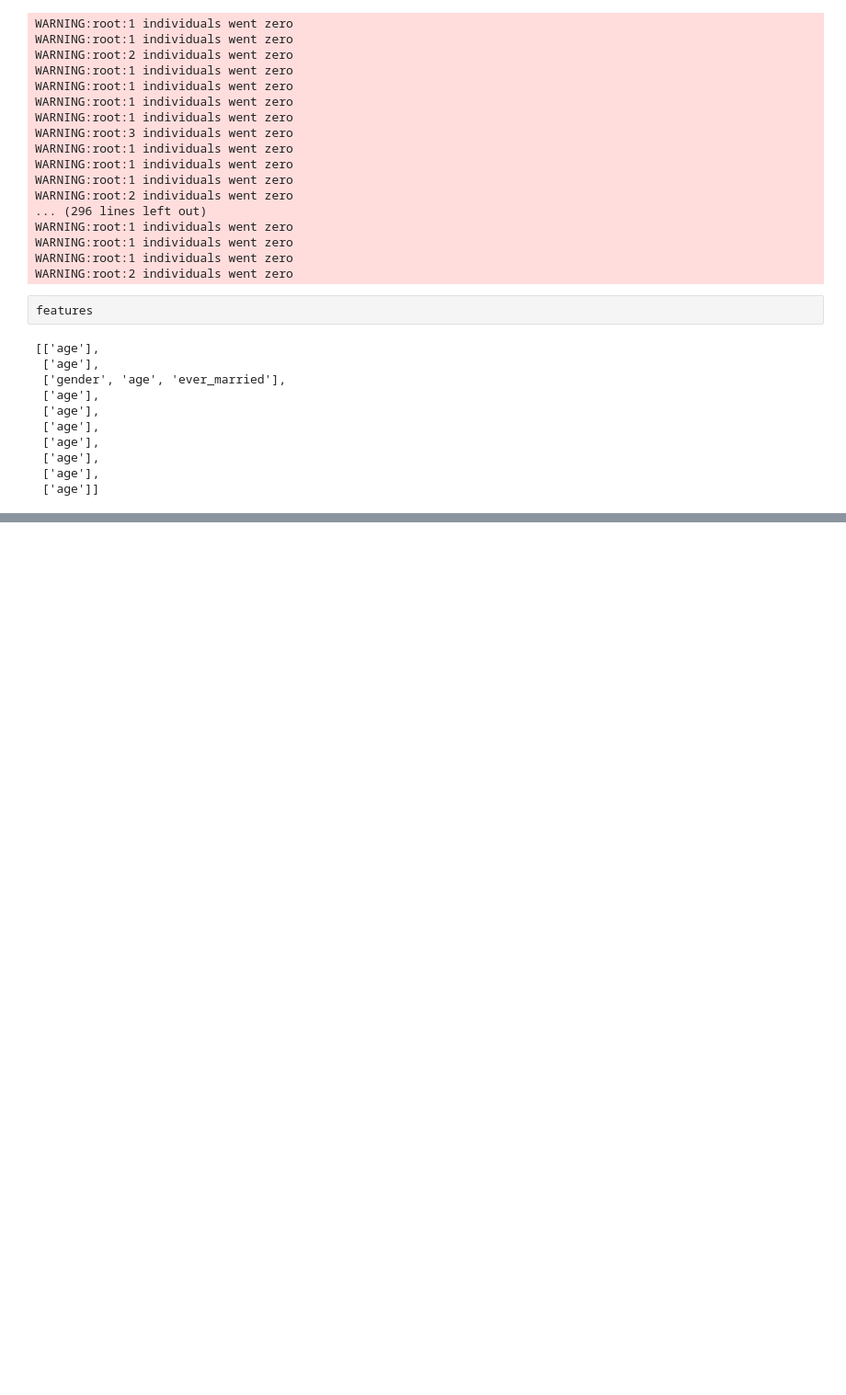
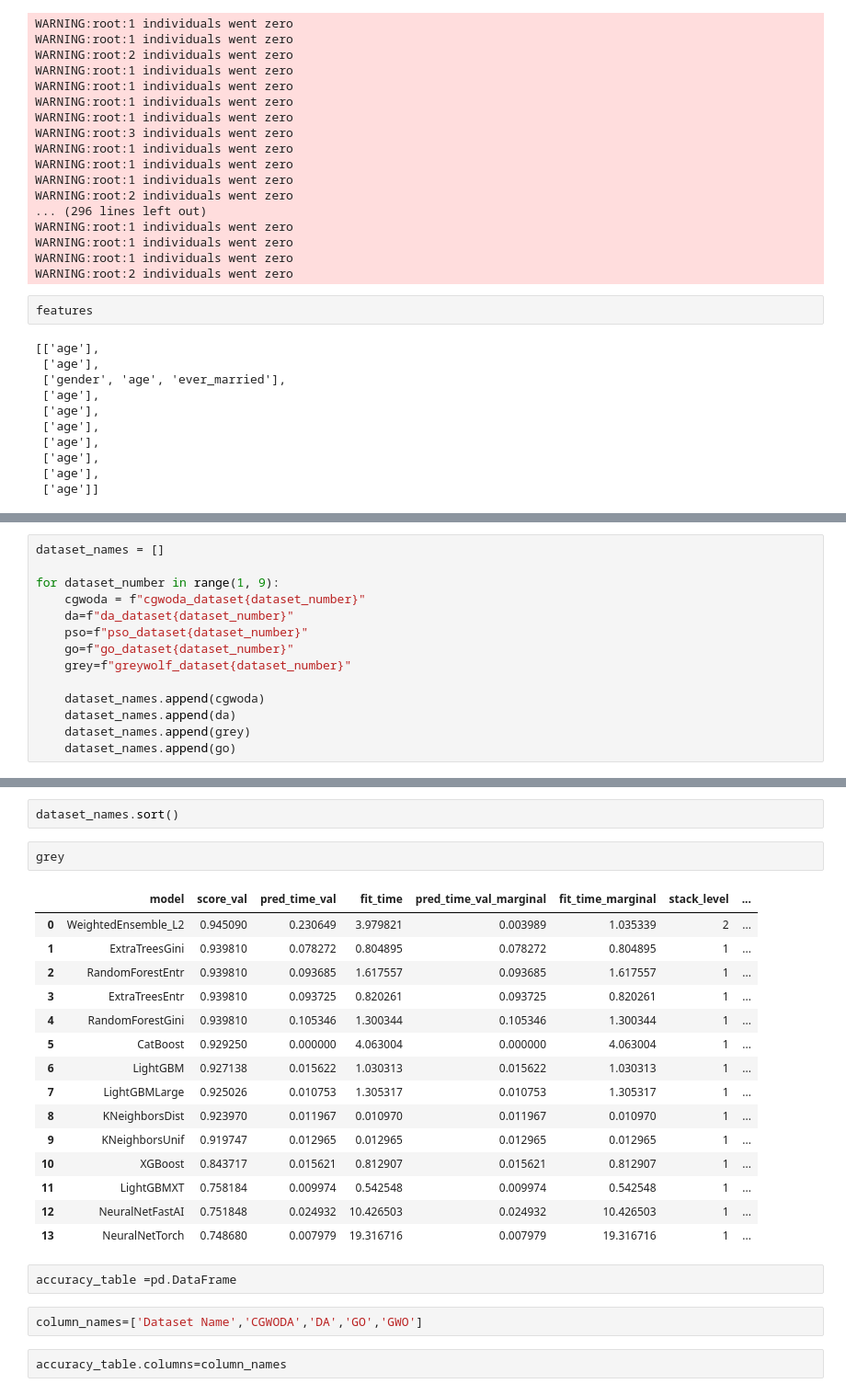
Before and after one commit to WaliBandawu/Chaotic-Greywolf-Dragonfly-Algorithm-for-feature-selection-on-Stroke-datasets, a Jupyter notebook: Final_Work_CDWA.ipynb, the cells around one changed output, grey strips where cells are left out. Shown at 92% size. Drawn from its saved outputs; the diff is of its cells as text; blank space fills up the shorter version.

```diff
--- a/Final_Work_CDWA.ipynb
+++ b/Final_Work_CDWA.ipynb
@@ -2397,0 +5566,14 @@ results, features, dims, scores = run_pso_optimization(num_iterations, X_train,
+# %%
+dataset_names = []
+
+for dataset_number in range(1, 9):
+    cgwoda = f"cgwoda_dataset{dataset_number}"
+    da=f"da_dataset{dataset_number}"
+    pso=f"pso_dataset{dataset_number}"
+    go=f"go_dataset{dataset_number}"
+    grey=f"greywolf_dataset{dataset_number}"
+
+    dataset_names.append(cgwoda)
+    dataset_names.append(da)
+    dataset_names.append(grey)
+    dataset_names.append(go)
@@ -2397,0 +5600,26 @@ results, features, dims, scores = run_pso_optimization(num_iterations, X_train,
+# %%
+dataset_names.sort()
+# %%
+grey
+# %% [output]
+|  | model | score_val | pred_time_val | fit_time | pred_time_val_marginal | fit_time_marginal | stack_level | ... |
+| 0 | WeightedEnsemble_L2 | 0.945090 | 0.230649 | 3.979821 | 0.003989 | 1.035339 | 2 | ... |
+| 1 | ExtraTreesGini | 0.939810 | 0.078272 | 0.804895 | 0.078272 | 0.804895 | 1 | ... |
+| 2 | RandomForestEntr | 0.939810 | 0.093685 | 1.617557 | 0.093685 | 1.617557 | 1 | ... |
+| 3 | ExtraTreesEntr | 0.939810 | 0.093725 | 0.820261 | 0.093725 | 0.820261 | 1 | ... |
+| 4 | RandomForestGini | 0.939810 | 0.105346 | 1.300344 | 0.105346 | 1.300344 | 1 | ... |
+| 5 | CatBoost | 0.929250 | 0.000000 | 4.063004 | 0.000000 | 4.063004 | 1 | ... |
+| 6 | LightGBM | 0.927138 | 0.015622 | 1.030313 | 0.015622 | 1.030313 | 1 | ... |
+| 7 | LightGBMLarge | 0.925026 | 0.010753 | 1.305317 | 0.010753 | 1.305317 | 1 | ... |
+| 8 | KNeighborsDist | 0.923970 | 0.011967 | 0.010970 | 0.011967 | 0.010970 | 1 | ... |
+| 9 | KNeighborsUnif | 0.919747 | 0.012965 | 0.012965 | 0.012965 | 0.012965 | 1 | ... |
+| 10 | XGBoost | 0.843717 | 0.015621 | 0.812907 | 0.015621 | 0.812907 | 1 | ... |
+| 11 | LightGBMXT | 0.758184 | 0.009974 | 0.542548 | 0.009974 | 0.542548 | 1 | ... |
+| 12 | NeuralNetFastAI | 0.751848 | 0.024932 | 10.426503 | 0.024932 | 10.426503 | 1 | ... |
+| 13 | NeuralNetTorch | 0.748680 | 0.007979 | 19.316716 | 0.007979 | 19.316716 | 1 | ... |
+# %%
+accuracy_table =pd.DataFrame
+# %%
+column_names=['Dataset Name','CGWODA','DA','GO','GWO']
+# %%
+accuracy_table.columns=column_names
```
Also changed, not shown: parts of 247 cells of this notebook.
